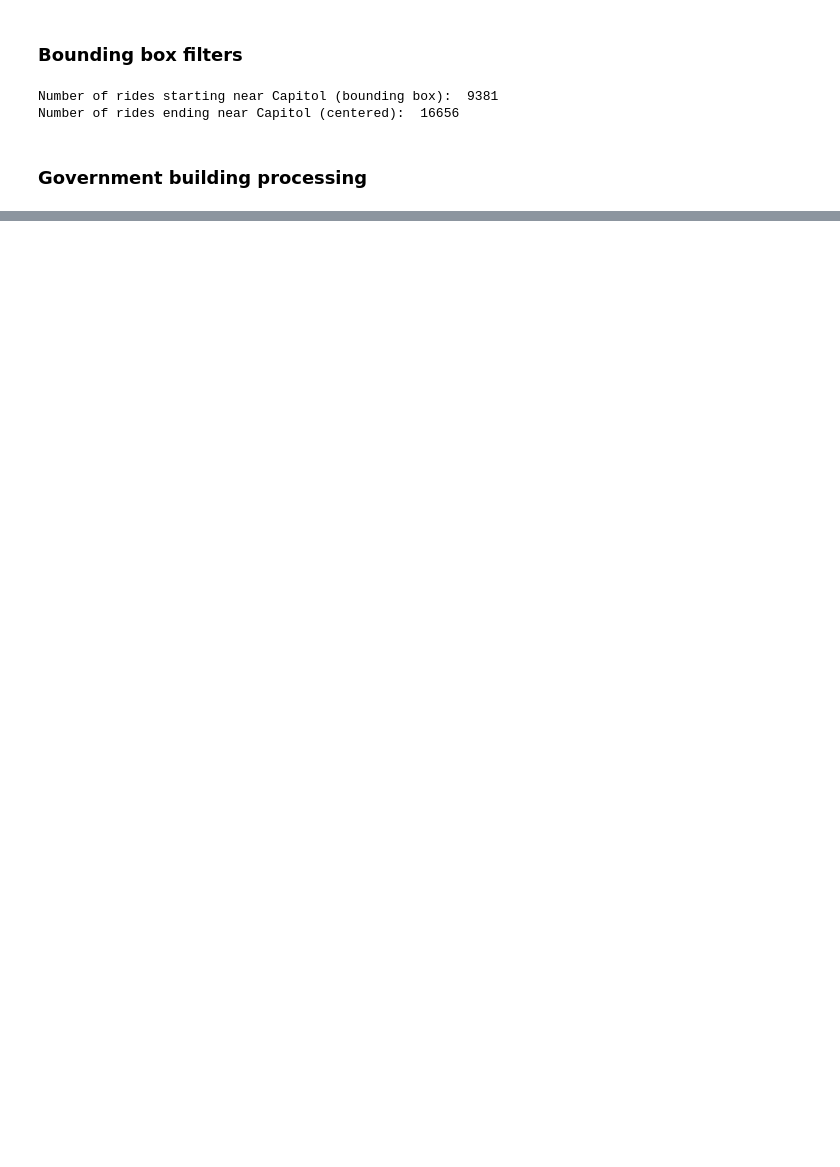
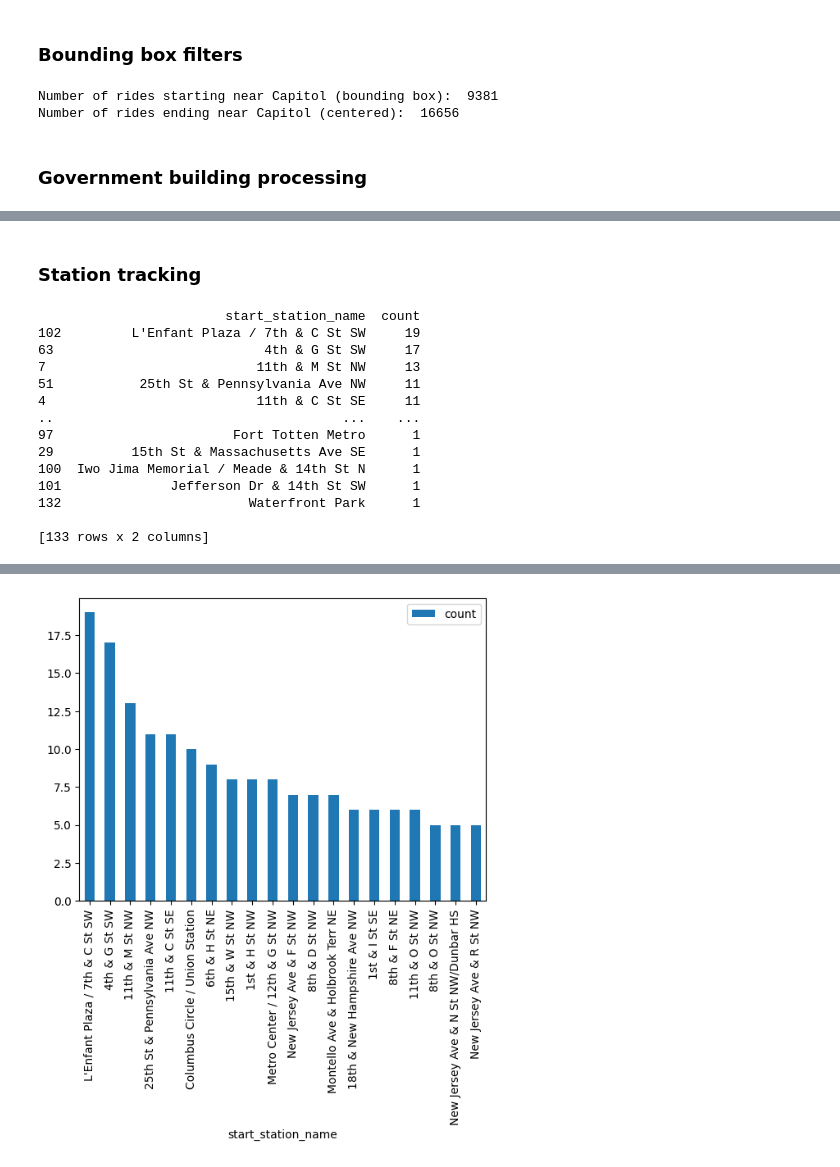
Before and after one commit to nmofficial/bikeshare, a Jupyter notebook: govt-building-finder.ipynb, the cells around one changed output, grey strips where cells are left out. Saved outputs shown, nothing was run; the diff lists cells and outputs as text; code cells hidden in the pictures; blank space fills up the shorter version.

```diff
--- a/govt-building-finder.ipynb
+++ b/govt-building-finder.ipynb
@@ -199,3 +209,27 @@ Name: started_at, dtype: int64
 # %%
 # Check rides from the same station every weekday/every [specific weekday]
 # Specifically look for how many trips repeat with the same stations and which ones repeat the most
+# %% [markdown]
+### Station tracking
+# %%
+counts = morning_commutes_df.groupby('start_station_name')['started_at'].count().reset_index(name='count').sort_values(['count'], ascending=False)
+print(counts)
+counts = counts[:20]
+counts.plot.bar(x='start_station_name')
+
+morning_commutes_df[morning_commutes_df['start_station_name'] == "4th & G St SW"].sort_values(by='started_at')
+# %% [output]
+                        start_station_name  count
+102         L'Enfant Plaza / 7th & C St SW     19
+63                           4th & G St SW     17
+7                           11th & M St NW     13
+51           25th St & Pennsylvania Ave NW     11
+4                           11th & C St SE     11
+..                                     ...    ...
+97                       Fort Totten Metro      1
+29          15th St & Massachusetts Ave SE      1
+100  Iwo Jima Memorial / Meade & 14th St N      1
+101              Jefferson Dr & 14th St SW      1
+132                        Waterfront Park      1
+
+[133 rows x 2 columns]
@@ -201,0 +255 @@ Name: started_at, dtype: int64
+[figure, added]
```
Also changed, not shown: parts of 6 cells of this notebook.
